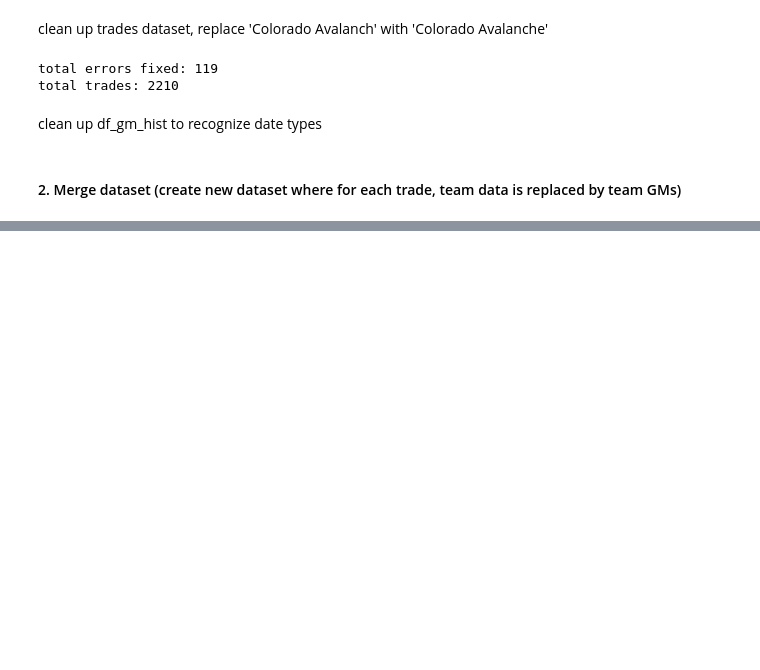
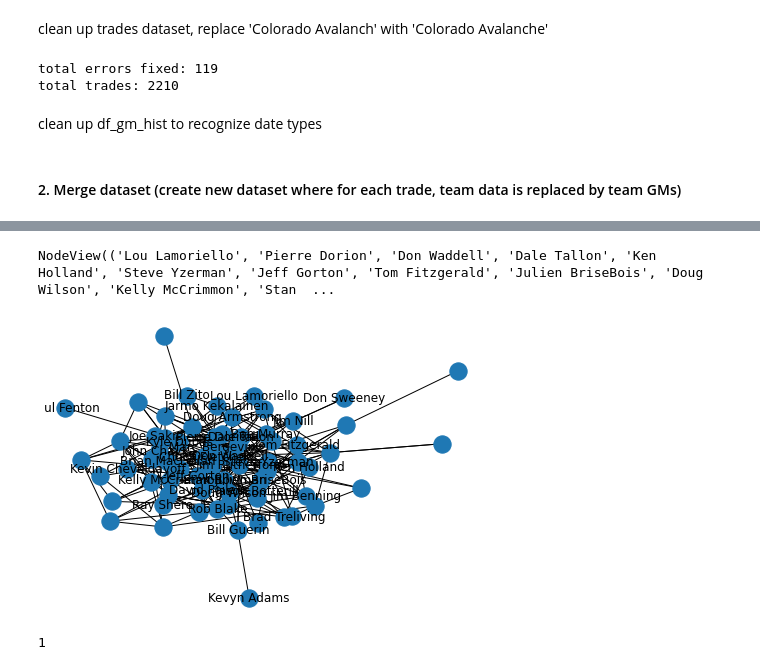
Before and after one commit to shawzy2/nhl_gm_knowledge_graph, a Jupyter notebook: notebook/trades_by_gm.ipynb, the cells around one changed output, grey strips where cells are left out. Cells and saved outputs as stored; diff of their text form; code cells hidden in the pictures; blank space fills up the shorter version.

Commit message:
adding code to generate knowledge graphs

```diff
--- a/notebook/trades_by_gm.ipynb
+++ b/notebook/trades_by_gm.ipynb
@@ -81,0 +86,7 @@ with open(path, 'w') as f:
+# %%
+G = nx.MultiGraph()
+for trade in trades['2019-20']:
+    G.add_edge(trade['team1_gm'], trade['team2_gm'])
+for trade in trades['2020-21']:
+    G.add_edge(trade['team1_gm'], trade['team2_gm'])
+    print(trade['date'] + ': ' + trade['team1_gm'] + ' and ' + trade['team2_gm'] )
@@ -81,0 +113,16 @@ with open(path, 'w') as f:
+# %%
+G.nodes
+# %% [output]
+NodeView(('Lou Lamoriello', 'Pierre Dorion', 'Don Waddell', 'Dale Tallon', 'Ken Holland', 'Steve Yzerman', 'Jeff Gorton', 'Tom Fitzgerald', 'Julien BriseBois', 'Doug Wilson', 'Kelly McCrimmon', 'Stan  ...
+# %%
+nx.draw(G, with_labels=True)
+nx.draw(G)
+# %% [output]
+[figure, added]
+# %%
+g = nx.MultiGraph()
+g.add_edge(1,2)
+g.add_edge(1,3)
+g.add_edge(1,2)
+# %% [output]
+1
```
Also changed, not shown: parts of 23 cells of this notebook, 1 other file.
